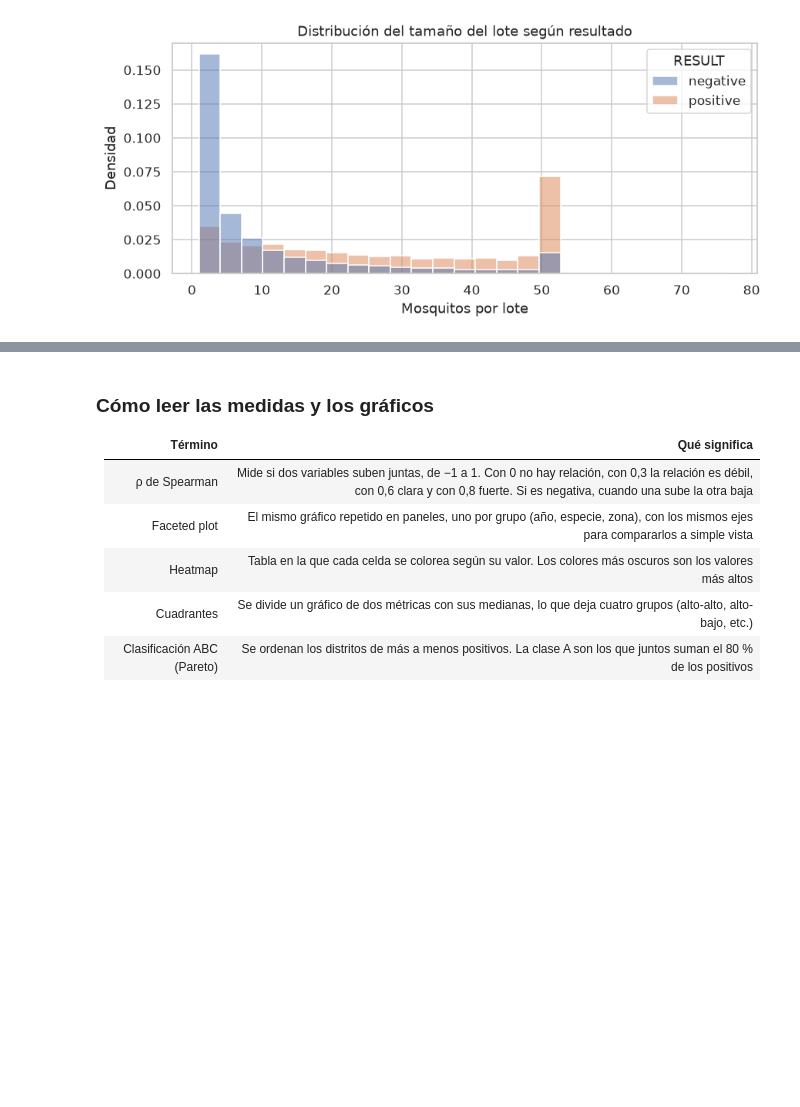
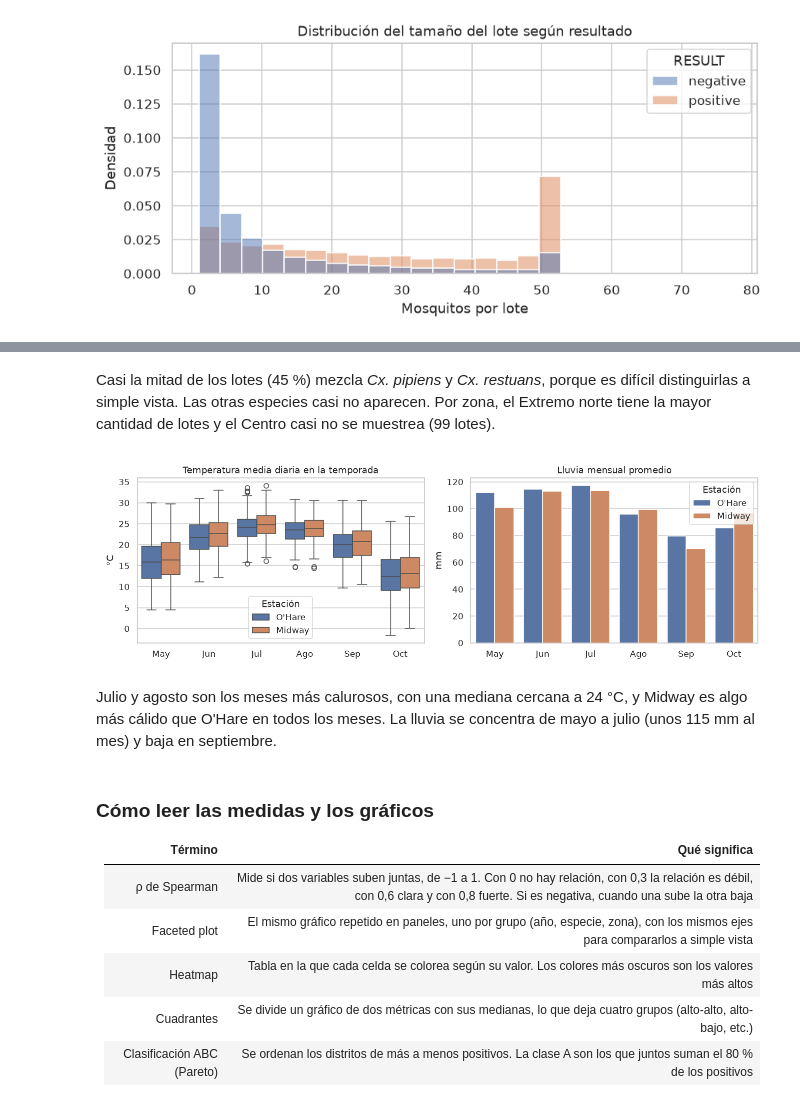
Before and after one commit to salva1984/icd, a Jupyter notebook: proyecto_wnv.ipynb, the cells around one changed output, grey strips where cells are left out. Drawn from its saved outputs; the diff is of its cells as text; code cells hidden in the pictures; blank space fills up the shorter version.

```diff
--- a/proyecto_wnv.ipynb
+++ b/proyecto_wnv.ipynb
@@ -632,3 +684,27 @@ plt.show()
+# %% [markdown]
+Casi la mitad de los lotes (45 %) mezcla *Cx. pipiens* y *Cx. restuans*, porque es difícil distinguirlas a simple vista. Las otras especies casi no aparecen. Por zona, el Extremo norte tiene la mayor cantidad de lotes y el Centro casi no se muestrea (99 lotes).
+# %%
+clima_temporada = clima[clima['DATE'].dt.month.between(5, 10)].copy()
+clima_temporada['MES'] = clima_temporada['DATE'].dt.month.map(NOMBRES_MES)
+
+fig, ax = plt.subplots(1, 2, figsize=(12, 3.8))
+sns.boxplot(data=clima_temporada, x='MES', y='TAVG', hue='ESTACION', ax=ax[0])
+ax[0].set_title('Temperatura media diaria en la temporada')
+ax[0].set_xlabel('')
+ax[0].set_ylabel('°C')
+ax[0].legend(title='Estación')
+lluvia_mensual = clima_temporada.groupby(['ESTACION', 'AÑO', 'MES'], sort=False)['PRCP'].sum().reset_index()
+sns.barplot(data=lluvia_mensual, x='MES', y='PRCP', hue='ESTACION', ax=ax[1], errorbar=None)
+ax[1].set_title('Lluvia mensual promedio')
+ax[1].set_xlabel('')
+ax[1].set_ylabel('mm')
+ax[1].legend(title='Estación')
+plt.tight_layout()
+plt.show()
+# %% [output]
+[figure, added]
+# %% [markdown]
+Julio y agosto son los meses más calurosos, con una mediana cercana a 24 °C, y Midway es algo más cálido que O'Hare en todos los meses. La lluvia se concentra de mayo a julio (unos 115 mm al mes) y baja en septiembre.
 # %% [markdown]
 ### Cómo leer las medidas y los gráficos
 
```
Also changed, not shown: parts of 6 cells of this notebook.
